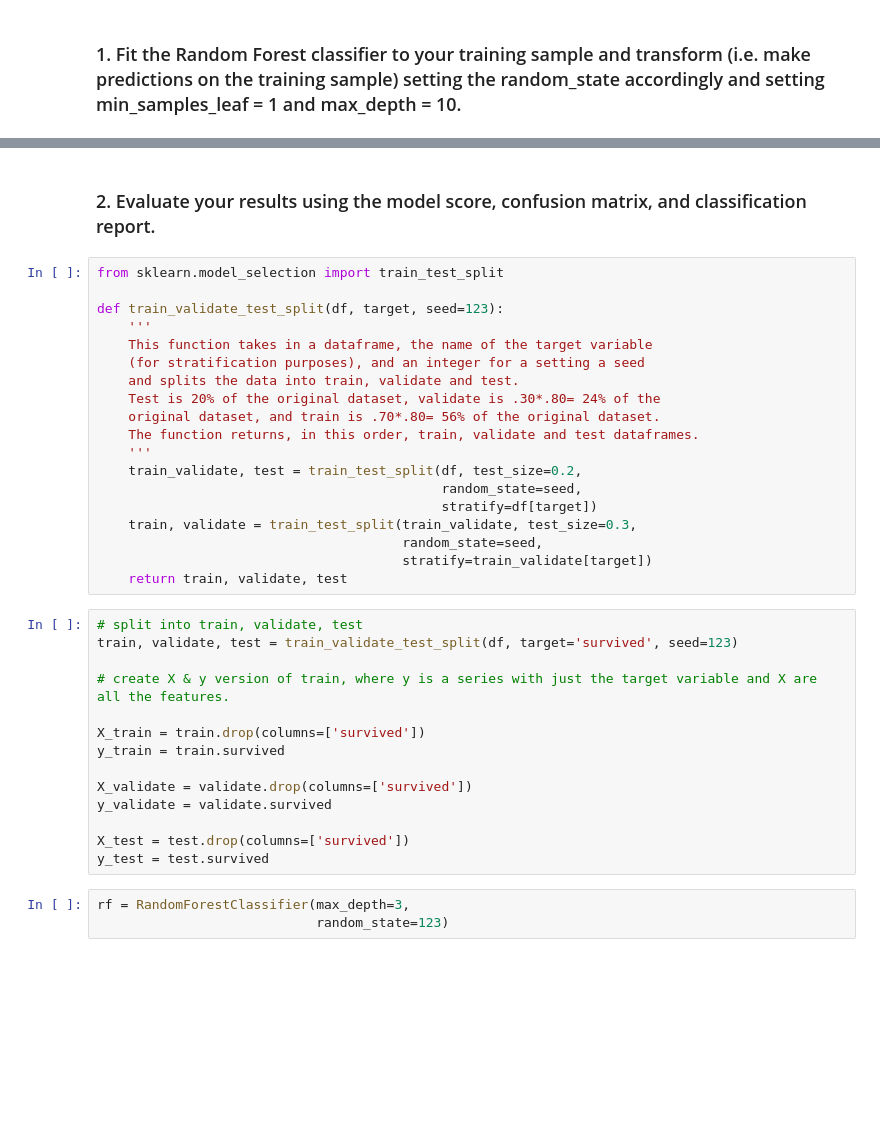
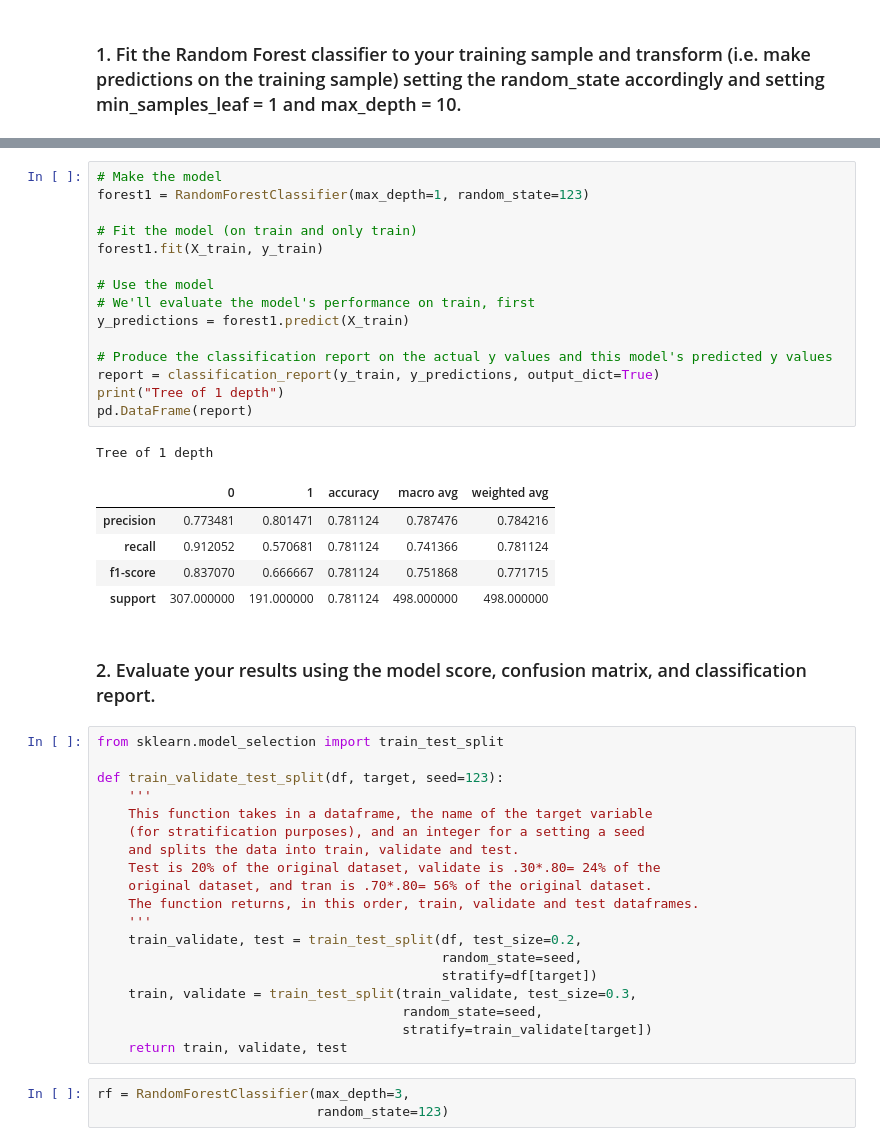
Before and after one commit to KristineCabanela/classification-exercises, a Jupyter notebook: model.ipynb, the cells around one changed output, grey strips where cells are left out. Cells and saved outputs as stored; diff of their text form; blank space fills up the shorter version.

```diff
--- a/model.ipynb
+++ b/model.ipynb
@@ -504,3 +686,25 @@ titanic.head()
+# %%
+# Make the model
+forest1 = RandomForestClassifier(max_depth=1, random_state=123)
+
+# Fit the model (on train and only train)
+forest1.fit(X_train, y_train)
+
+# Use the model
+# We'll evaluate the model's performance on train, first
+y_predictions = forest1.predict(X_train)
+
+# Produce the classification report on the actual y values and this model's predicted y values
+report = classification_report(y_train, y_predictions, output_dict=True)
+print("Tree of 1 depth")
+pd.DataFrame(report)
+# %% [output]
+Tree of 1 depth
+|  | 0 | 1 | accuracy | macro avg | weighted avg |
+| precision | 0.773481 | 0.801471 | 0.781124 | 0.787476 | 0.784216 |
+| recall | 0.912052 | 0.570681 | 0.781124 | 0.741366 | 0.781124 |
+| f1-score | 0.837070 | 0.666667 | 0.781124 | 0.751868 | 0.771715 |
+| support | 307.000000 | 191.000000 | 0.781124 | 498.000000 | 498.000000 |
 # %% [markdown]
 ### 2. Evaluate your results using the model score, confusion matrix, and classification report.
 # %%
@@ -512,7 +716,7 @@ def train_validate_test_split(df, target, seed=123):
     (for stratification purposes), and an integer for a setting a seed
     and splits the data into train, validate and test.
     Test is 20% of the original dataset, validate is .30*.80= 24% of the
-    original dataset, and train is .70*.80= 56% of the original dataset.
+    original dataset, and tran is .70*.80= 56% of the original dataset.
     The function returns, in this order, train, validate and test dataframes.
     '''
     train_validate, test = train_test_split(df, test_size=0.2,
@@ -522,20 +726,6 @@ def train_validate_test_split(df, target, seed=123):
                                        random_state=seed,
                                        stratify=train_validate[target])
     return train, validate, test
-# %%
-# split into train, validate, test
-train, validate, test = train_validate_test_split(df, target='survived', seed=123)
-
-# create X & y version of train, where y is a series with just the target variable and X are all the features.
-
-X_train = train.drop(columns=['survived'])
-y_train = train.survived
-
-X_validate = validate.drop(columns=['survived'])
-y_validate = validate.survived
-
-X_test = test.drop(columns=['survived'])
-y_test = test.survived
 # %%
 rf = RandomForestClassifier(max_depth=3,
                             random_state=123)
```
Also changed, not shown: parts of 24 cells of this notebook.
